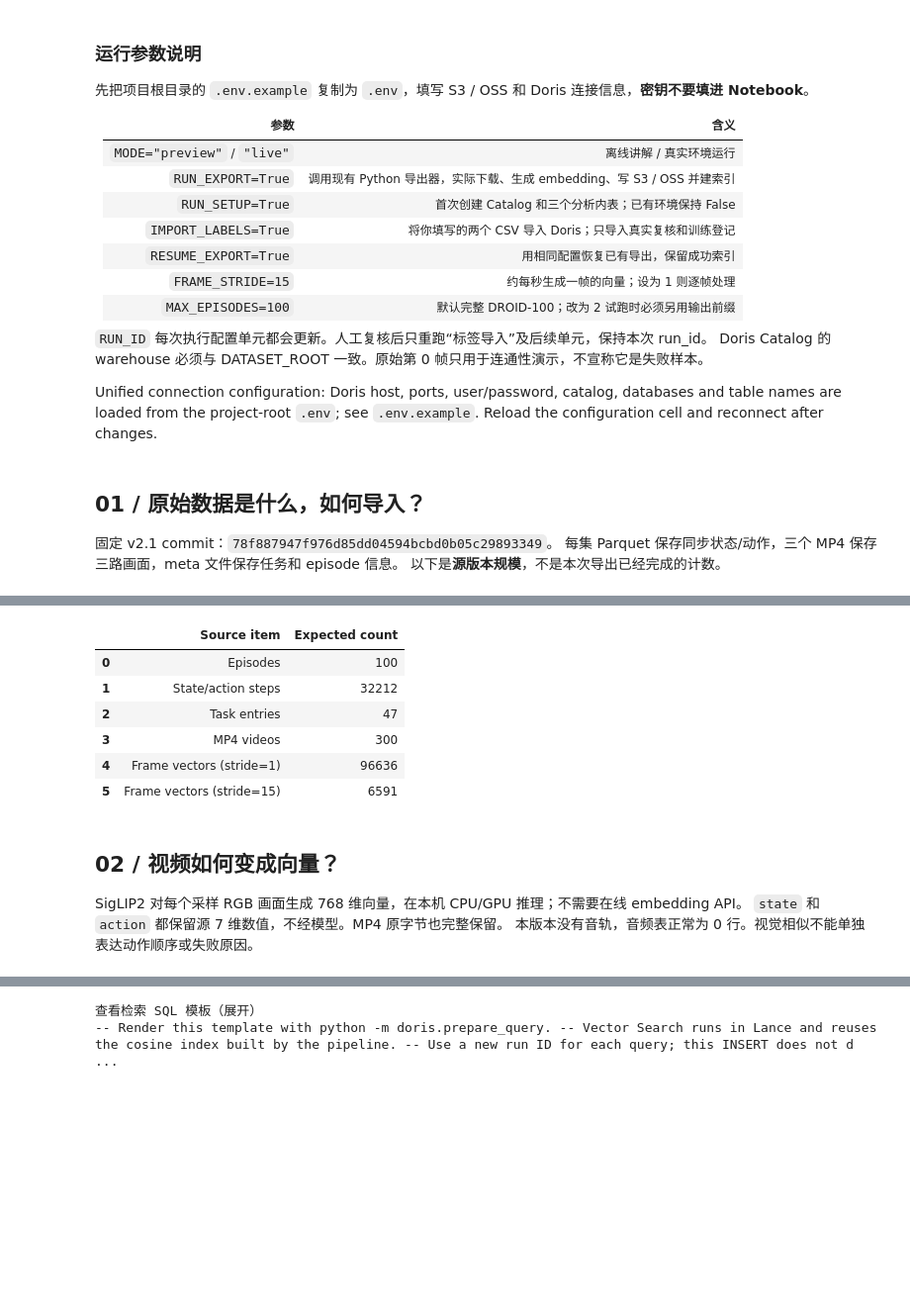
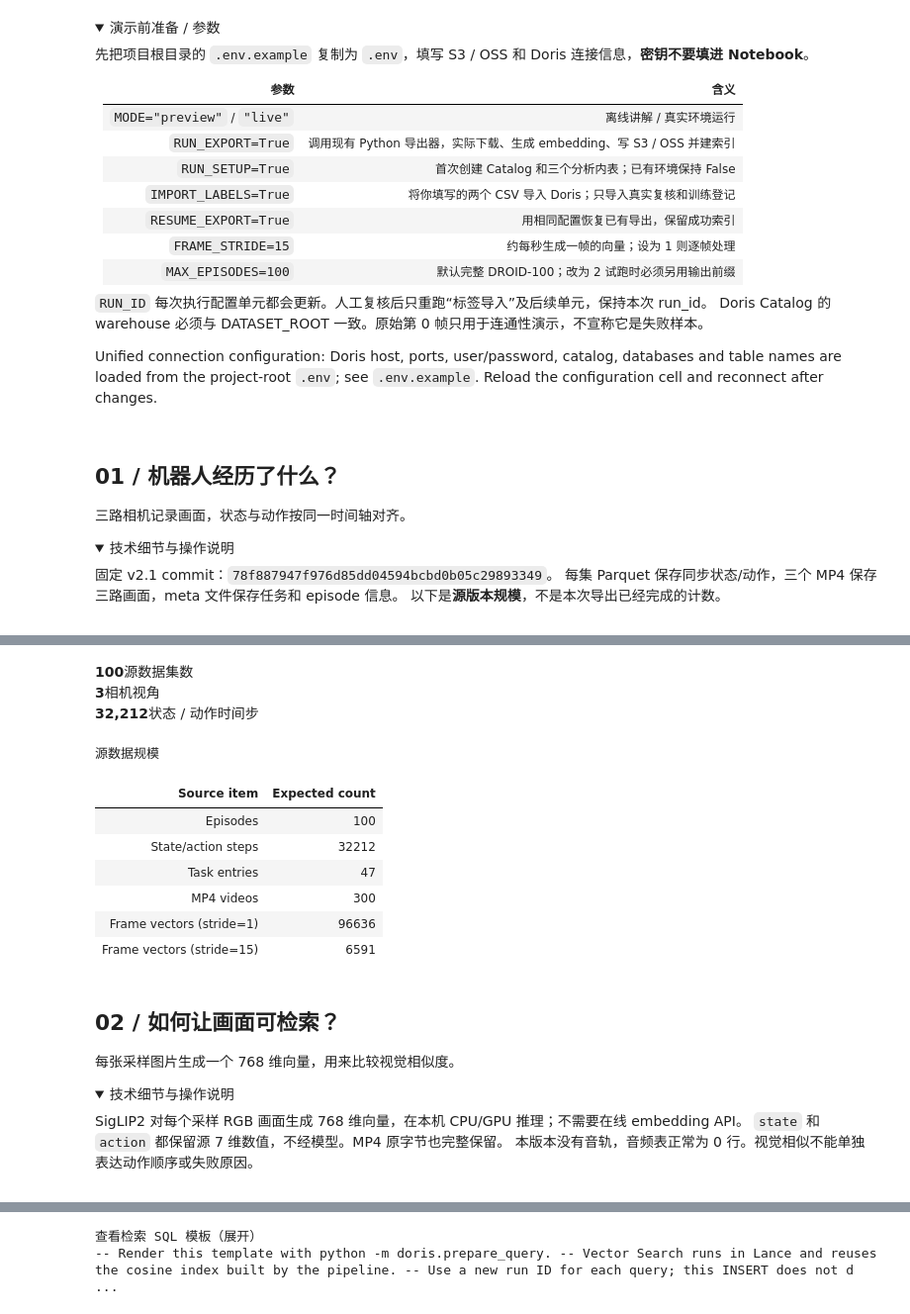
Before and after one commit to Gabriel39/RoboLens, a Jupyter notebook: notebooks/droid100_end_to_end.ipynb, the cells around one changed output, grey strips where cells are left out. Shown at 99% size. Drawn from its saved outputs; the diff is of its cells as text; code cells hidden in the pictures; folded sections open; blank space fills up the shorter version.

```diff
--- a/notebooks/droid100_end_to_end.ipynb
+++ b/notebooks/droid100_end_to_end.ipynb
@@ -82,7 +71,8 @@ display(SVG(filename=str(PROJECT / "notebooks/assets/00_overview.svg")))
 # %% [output]
 [drawing not drawn]
 # %% [markdown]
-### 运行参数说明
+<details>
+<summary>演示前准备 / 参数</summary>
 
 先把项目根目录的 `.env.example` 复制为 `.env`，填写 S3 / OSS 和 Doris 连接信息，**密钥不要填进 Notebook**。
 
@@ -100,12 +90,23 @@ display(SVG(filename=str(PROJECT / "notebooks/assets/00_overview.svg")))
 Doris Catalog 的 warehouse 必须与 DATASET_ROOT 一致。原始第 0 帧只用于连通性演示，不宣称它是失败样本。
 
 Unified connection configuration: Doris host, ports, user/password, catalog, databases and table names are loaded from the project-root `.env`; see `.env.example`. Reload the configuration cell and reconnect after changes.
+
+</details>
 # %% [markdown]
-## 01 / 原始数据是什么，如何导入？
+<a id="chapter-01"></a>
+
+## 01 / 机器人经历了什么？
+
+三路相机记录画面，状态与动作按同一时间轴对齐。
+
+<details>
+<summary>技术细节与操作说明</summary>
 
 固定 v2.1 commit：`78f887947f976d85dd04594bcbd0b05c29893349`。
 每集 Parquet 保存同步状态/动作，三个 MP4 保存三路画面，meta 文件保存任务和 episode 信息。
 以下是**源版本规模**，不是本次导出已经完成的计数。
+
+</details>
 # %%
 display(SVG(filename=str(PROJECT / "notebooks/assets/01_source.svg")))
 # %% [output]
@@ -113,24 +114,38 @@ display(SVG(filename=str(PROJECT / "notebooks/assets/01_source.svg")))
 # %%
 source_scale = pd.DataFrame({
     "Source item": ["Episodes", "State/action steps", "Task entries", "MP4 videos",
                     "Frame vectors (stride=1)", "Frame vectors (stride=15)"],
     "Expected count": [100, 32212, 47, 300, 96636, 6591],
 })
-display(source_scale)
+show_metrics([("Episodes", "100"), ("Cameras", "3"), ("State / action steps", "32,212")], language="zh")
+show_details("Source scale", source_scale, language="zh")
 # %% [output]
+100源数据集数
+3相机视角
+32,212状态 / 动作时间步
+源数据规模
-|  | Source item | Expected count |
-| 0 | Episodes | 100 |
-| 1 | State/action steps | 32212 |
-| 2 | Task entries | 47 |
-| 3 | MP4 videos | 300 |
-| 4 | Frame vectors (stride=1) | 96636 |
-| 5 | Frame vectors (stride=15) | 6591 |
+| Source item | Expected count |
+| Episodes | 100 |
+| State/action steps | 32212 |
+| Task entries | 47 |
+| MP4 videos | 300 |
+| Frame vectors (stride=1) | 96636 |
+| Frame vectors (stride=15) | 6591 |
 # %% [markdown]
-## 02 / 视频如何变成向量？
+<a id="chapter-02"></a>
+
+## 02 / 如何让画面可检索？
+
+每张采样图片生成一个 768 维向量，用来比较视觉相似度。
+
+<details>
+<summary>技术细节与操作说明</summary>
 
 SigLIP2 对每个采样 RGB 画面生成 768 维向量，在本机 CPU/GPU 推理；不需要在线 embedding API。
 `state` 和 `action` 都保留源 7 维数值，不经模型。MP4 原字节也完整保留。
 本版本没有音轨，音频表正常为 0 行。视觉相似不能单独表达动作顺序或失败原因。
+
+</details>
 # %%
 display(SVG(filename=str(PROJECT / "notebooks/assets/02_embedding.svg")))
 # %% [output]
```
Also changed, not shown: parts of 19 cells of this notebook, 25 other files.
